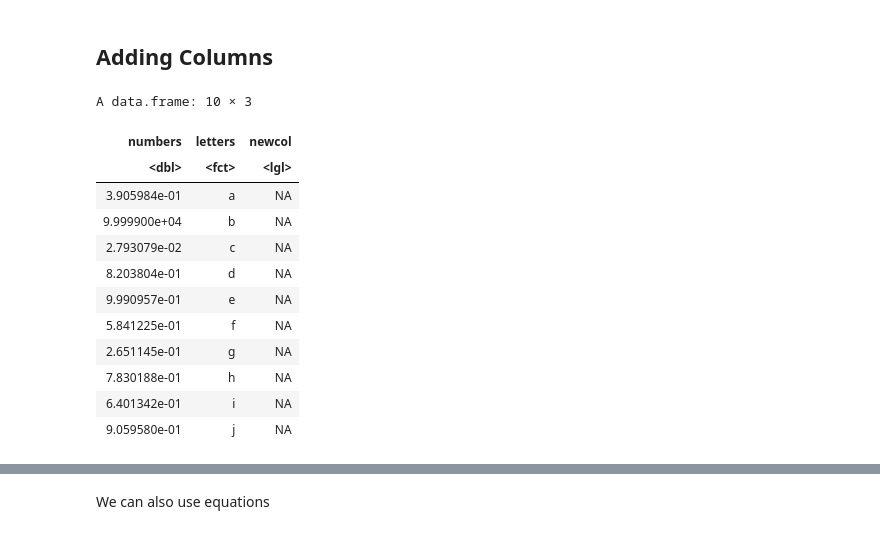
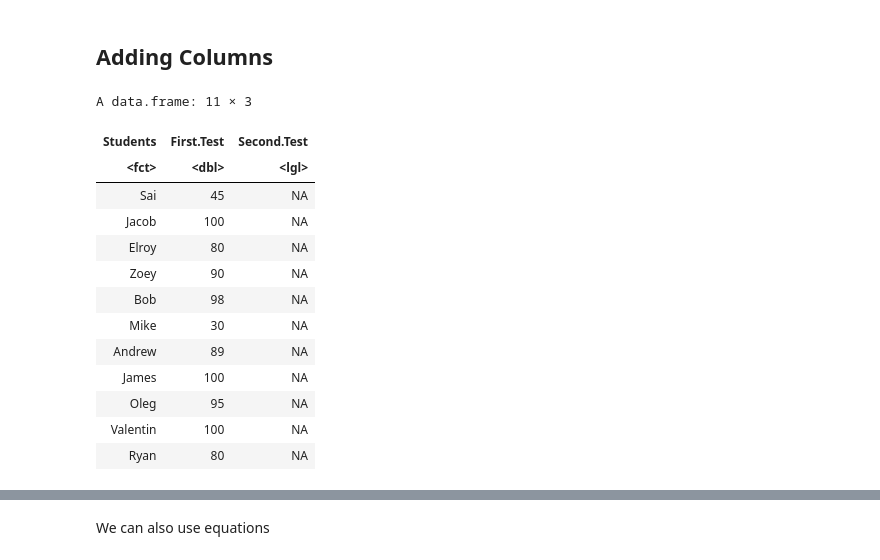
Before and after one commit to MichaelHotaling/Introduction-to-R, a Jupyter notebook: 16 Data Frame Operations.ipynb, the cells around one changed output, grey strips where cells are left out. Drawn from its saved outputs; the diff is of its cells as text; code cells hidden in the pictures.

```diff
--- a/16 Data Frame Operations.ipynb
+++ b/16 Data Frame Operations.ipynb
@@ -47,0 +22,12 @@ A data.frame: 10 × 2
+# %%
+empty <- data.frame() # empty data frame
+
+# let's now create a vector of names
+names <-  c("Sai","Jacob","Elroy","Zoey","Bob","Mike","Andrew","James","Oleg","Valentin")
+
+# Let's have test scores be the second vector
+test <- c(45,87,80,90,98,30,89,100,95,100)
+
+# lets make our data frame and name the columns
+df <- data.frame("Students" = names, "First.Test" = test)
+df
@@ -86,7 +86,8 @@
+vec
+newdf <- df[1:5, 1:2] # get multiple cells in new df
+newdf
 
-newdf <- df[1:5, 1:2] # get multiple cells in new df
-
-df[[2, 'numbers']] <- 99999 # reassign a single cell
+df[[2, 'First.Test']] <- 100 # reassign a single cell. Jacob retakes the test and gets a 100
 
 newdf
 df
@@ -201,7 +211,7 @@ A data.frame: 6 × 1
 ## Adding Rows
 # %%
 # Both arguments are DFs
-df2 <- data.frame("numbers" = 2000, "letters" = 'new row')
-df2
+Ryans.Test <- data.frame("Students" = "Ryan", "First.Test" = 80)
+Ryans.Test
 # %% [output]
 A data.frame: 1 × 2
@@ -211,7 +221,7 @@ A data.frame: 1 × 2
 # %% [markdown]
 Use rbind to bind the new row!
 # %%
-dfnew <- rbind(df,df2)
+dfnew <- rbind(df,Ryans.Test)
 dfnew
 # %% [output]
 A data.frame: 11 × 2
@@ -231,19 +241,20 @@ A data.frame: 11 × 2
 # %% [markdown]
 ## Adding Columns
 # %%
-df$newcol <- rep(NA, nrow(df)) # NA column
-df
+dfnew$Second.Test <- rep(NA, nrow(dfnew)) # NA column
+dfnew
 # %% [output]
-A data.frame: 10 × 3
+A data.frame: 11 × 3
-| numbers | letters | newcol |
-| <dbl> | <fct> | <lgl> |
-| 3.905984e-01 | a | NA |
-| 9.999900e+04 | b | NA |
-| 2.793079e-02 | c | NA |
-| 8.203804e-01 | d | NA |
-| 9.990957e-01 | e | NA |
-| 5.841225e-01 | f | NA |
-| 2.651145e-01 | g | NA |
-| 7.830188e-01 | h | NA |
-| 6.401342e-01 | i | NA |
-| 9.059580e-01 | j | NA |
+| Students | First.Test | Second.Test |
+| <fct> | <dbl> | <lgl> |
+| Sai | 45 | NA |
+| Jacob | 100 | NA |
+| Elroy | 80 | NA |
+| Zoey | 90 | NA |
+| Bob | 98 | NA |
+| Mike | 30 | NA |
+| Andrew | 89 | NA |
+| James | 100 | NA |
+| Oleg | 95 | NA |
+| Valentin | 100 | NA |
+| Ryan | 80 | NA |
```
Also changed, not shown: parts of 32 cells of this notebook.
